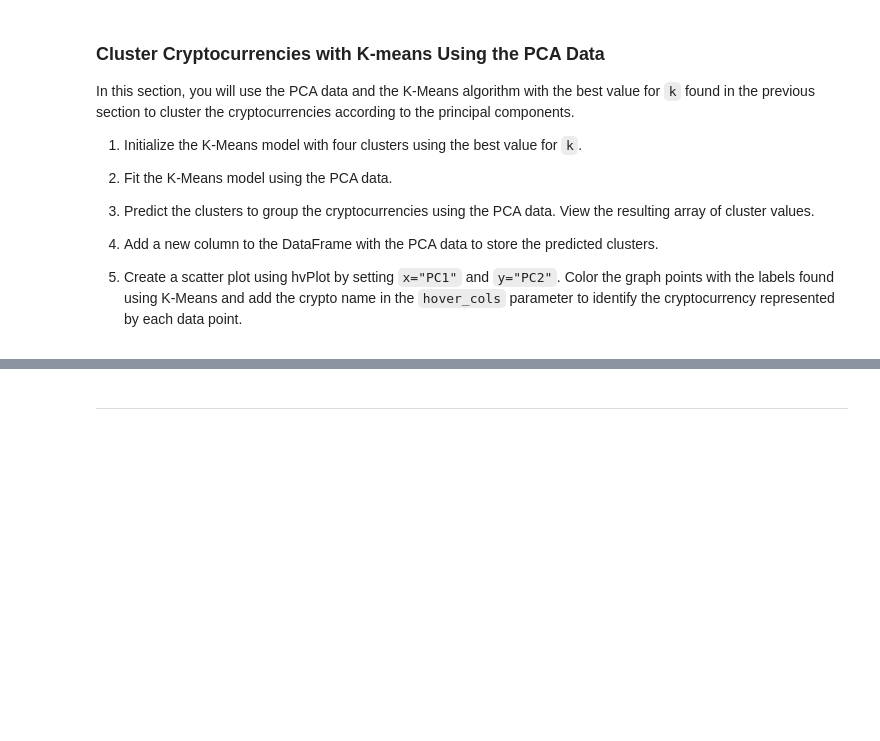
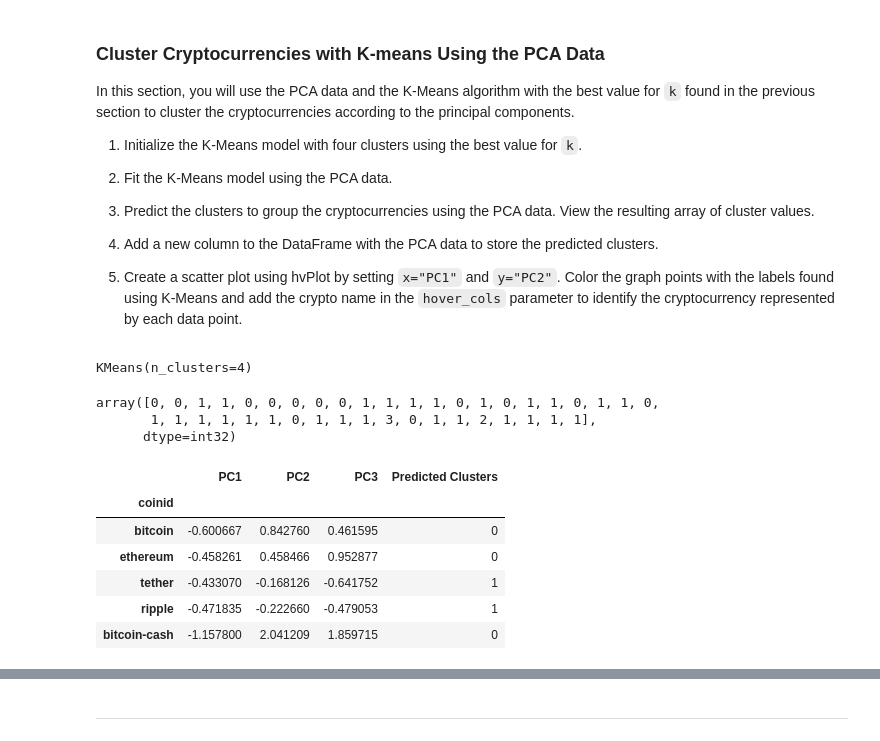
Before and after one commit to najibabounasr/Unsupervised_Learning_App, a Jupyter notebook: crypto_investments.ipynb, the cells around one changed output, grey strips where cells are left out. Saved outputs shown, nothing was run; the diff lists cells and outputs as text; code cells hidden in the pictures; blank space fills up the shorter version.

```diff
--- a/crypto_investments.ipynb
+++ b/crypto_investments.ipynb
@@ -376,25 +390,39 @@ In this section, you will use the PCA data and the K-Means algorithm with the be
 5. Create a scatter plot using hvPlot by setting `x="PC1"` and `y="PC2"`. Color the graph points with the labels found using K-Means and add the crypto name in the `hover_cols` parameter to identify the cryptocurrency represented by each data point.
 # %%
 # Initialize the K-Means model using the best value for k
-# YOUR CODE HERE!
+model = KMeans(n_clusters=4)
 # %%
 # Fit the K-Means model using the PCA data
-# YOUR CODE HERE!
+model.fit(market_data_df_pca)
+# %% [output]
+KMeans(n_clusters=4)
 # %%
 # Predict the clusters to group the cryptocurrencies using the PCA data
-# YOUR CODE HERE!
+clusters = model.predict(market_data_df_pca)
 
 # View the resulting array of cluster values.
-# YOUR CODE HERE!
+clusters
+# %% [output]
+array([0, 0, 1, 1, 0, 0, 0, 0, 0, 1, 1, 1, 1, 0, 1, 0, 1, 1, 0, 1, 1, 0,
+       1, 1, 1, 1, 1, 1, 0, 1, 1, 1, 3, 0, 1, 1, 2, 1, 1, 1, 1],
+      dtype=int32)
 # %%
 # Create a copy of the DataFrame with the PCA data
-# YOUR CODE HERE!
+market_data_df_pca_predictions = market_data_df_pca.copy()
 
 # Add a new column to the DataFrame with the predicted clusters
-# YOUR CODE HERE!
+market_data_df_pca_predictions["Predicted Clusters"] = clusters
 
 # Display sample data
-# YOUR CODE HERE!
+market_data_df_pca_predictions.head()
+# %% [output]
+|  | PC1 | PC2 | PC3 | Predicted Clusters |
+| coinid |  |  |  |  |
+| bitcoin | -0.600667 | 0.842760 | 0.461595 | 0 |
+| ethereum | -0.458261 | 0.458466 | 0.952877 | 0 |
+| tether | -0.433070 | -0.168126 | -0.641752 | 1 |
+| ripple | -0.471835 | -0.222660 | -0.479053 | 1 |
+| bitcoin-cash | -1.157800 | 2.041209 | 1.859715 | 0 |
 # %%
 # Create a scatter plot using hvPlot by setting
 # `x="PC1"` and `y="PC2"`.
```
Also changed, not shown: parts of 11 cells of this notebook.
